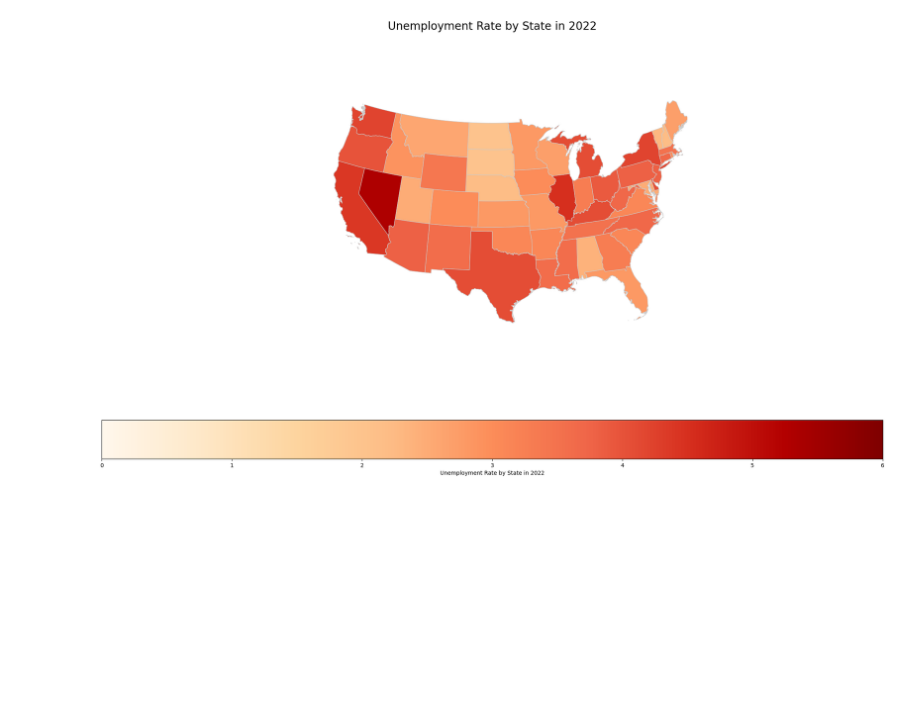
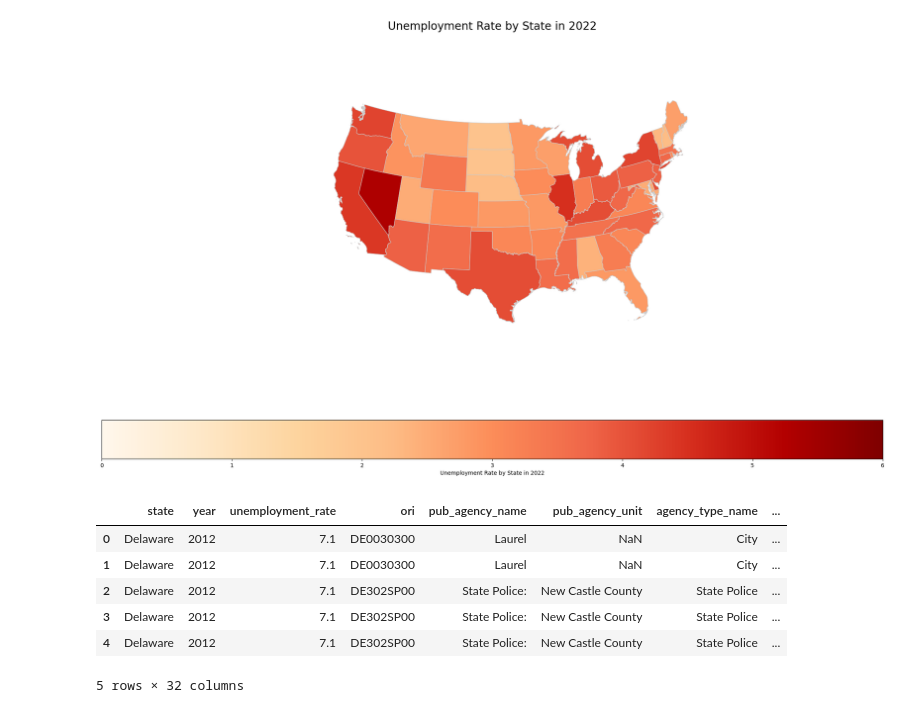
Before and after one commit to ryantangmj/ryantangmj.github.io, a Jupyter notebook: final_tutorial.ipynb, the cells around one changed output. Saved outputs shown, nothing was run; the diff lists cells and outputs as text; code cells hidden in the pictures; blank space fills up the shorter version.

```diff
--- a/final_tutorial.ipynb
+++ b/final_tutorial.ipynb
@@ -559,3 +567,20 @@ plt.tight_layout()
 plt.show()
 # %% [output]
 [figure]
+# %%
+# join on 'state' from df_unemployment and 'state_name' from data_cargo
+# join on 'year' from df_unemployment and 'data_year' from data_cargo
+merged_df = pd.merge(df_unemployment, data_cargo, left_on=['state', 'year'], right_on=['state_name', 'data_year'])
+
+merged_df.drop(["data_year", "state_name"], axis=1, inplace=True)
+
+# display the merged DataFrame
+display(merged_df.head())
+# %% [output]
+|  | state | year | unemployment_rate | ori | pub_agency_name | pub_agency_unit | agency_type_name | ... |
+| 0 | Delaware | 2012 | 7.1 | DE0030300 | Laurel | NaN | City | ... |
+| 1 | Delaware | 2012 | 7.1 | DE0030300 | Laurel | NaN | City | ... |
+| 2 | Delaware | 2012 | 7.1 | DE302SP00 | State Police: | New Castle County | State Police | ... |
+| 3 | Delaware | 2012 | 7.1 | DE302SP00 | State Police: | New Castle County | State Police | ... |
+| 4 | Delaware | 2012 | 7.1 | DE302SP00 | State Police: | New Castle County | State Police | ... |
+5 rows × 32 columns
```
Also changed, not shown: parts of 6 cells of this notebook.
